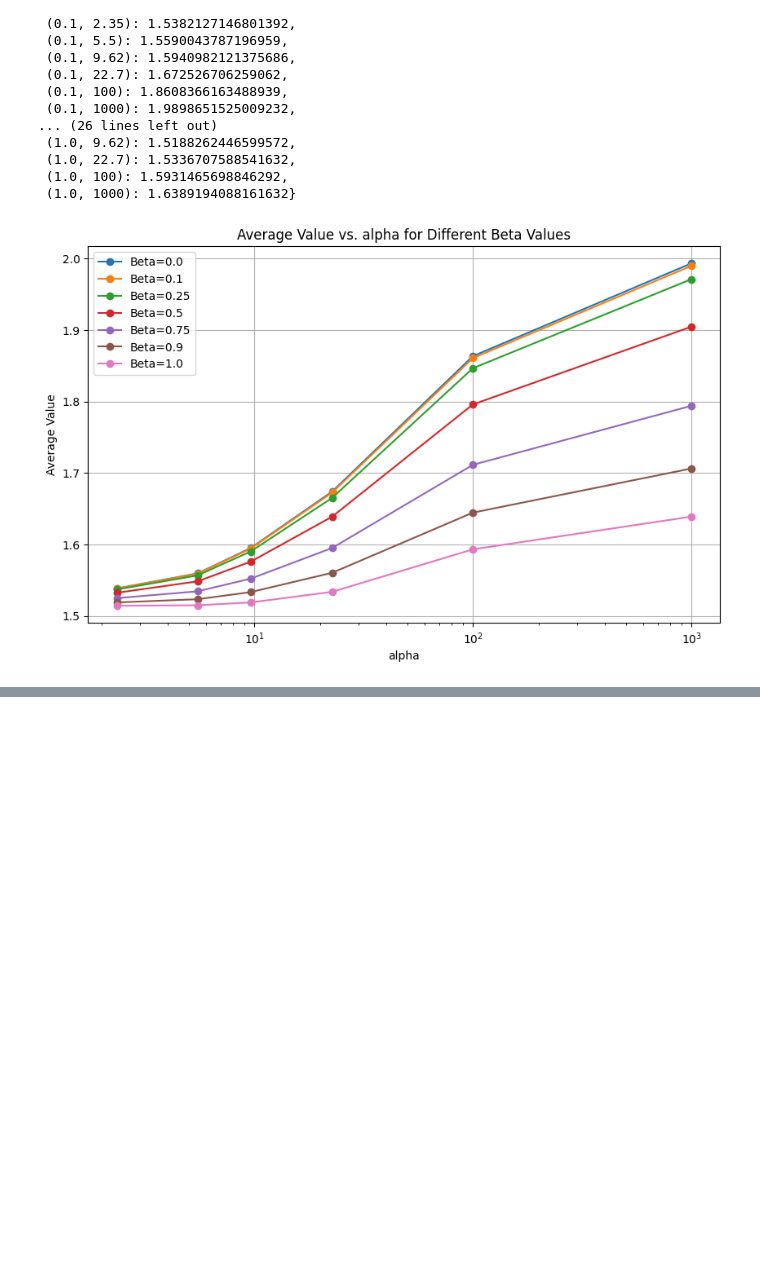
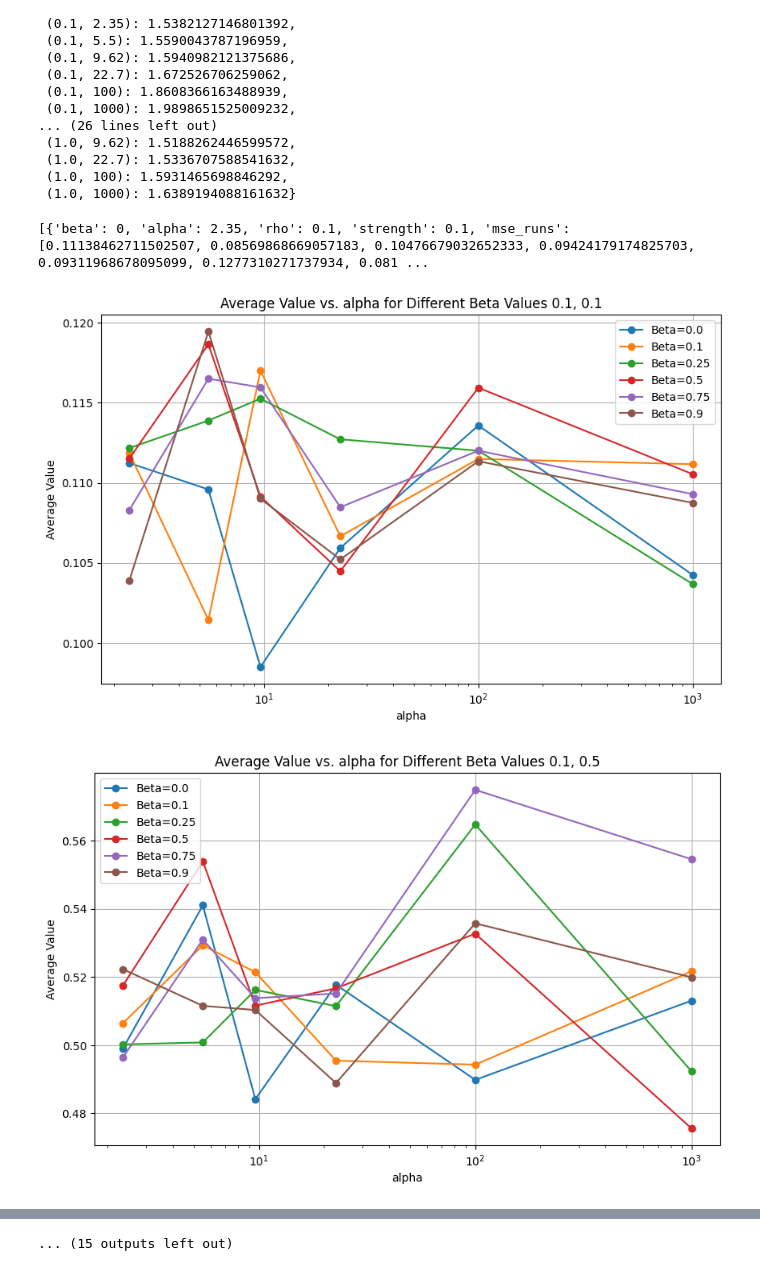
Before and after one commit to kevmatliu/icl-task-familiarity, a Jupyter notebook: main/plot.ipynb, the cells around one changed output, grey strips where cells are left out. Saved outputs shown, nothing was run; the diff lists cells and outputs as text; code cells hidden in the pictures; blank space fills up the shorter version.

```diff
--- a/main/plot.ipynb
+++ b/main/plot.ipynb
@@ -1,15 +1,3 @@
 # %%
 import json
 import matplotlib.pyplot as plt
-# %%
-with open('experiment_results_final.json') as f:
-    data = json.load(f)
-
-dic = {}
-for beta, v_dic in data.items():
-    for ell, vals in v_dic.items():
-        dic[(float(beta), float(ell))] = sum(vals) / len(vals)
-
-betas = sorted(set(float(beta) for beta, ell in dic.keys()))
-ells = sorted(set(float(ell) for beta, ell in dic.keys()))
-dic
@@ -34,12 +3,0 @@ dic
-# %%
-plt.figure(figsize=(10, 6))
-for beta in sorted(betas):
-    avg_values = [dic[(beta, ell)] for ell in ells]
-    plt.plot(ells, avg_values, marker='o', label=f'Beta={beta}')
-plt.xscale('log')
-plt.xlabel('ell')
-plt.ylabel('Average Value')
-plt.title('Average Value vs. ell for Different Beta Values')
-plt.legend()
-plt.grid()
-plt.show()
@@ -110,4 +73,6 @@ def plot_experiments_results(jsonl_file_path):
 # %%
-plot_experiments_results('results/experiment_results_1771470240.jsonl')
+plot_experiments_results('results/experiment_results_1772667611.jsonl')
 # %% [output]
+[{'beta': 0, 'alpha': 2.35, 'rho': 0.1, 'strength': 0.1, 'mse_runs': [0.11138462711502507, 0.08569868669057183, 0.10476679032652333, 0.09424179174825703, 0.09311968678095099, 0.1277310271737934, 0.081 ...
-[figure, old version]
+[figure, new version]
+[figure, added]
@@ -113,0 +88 @@ plot_experiments_results('results/experiment_results_1771470240.jsonl')
+... (15 outputs left out)
```
Also changed, not shown: parts of 4 cells of this notebook, 6 other files.
